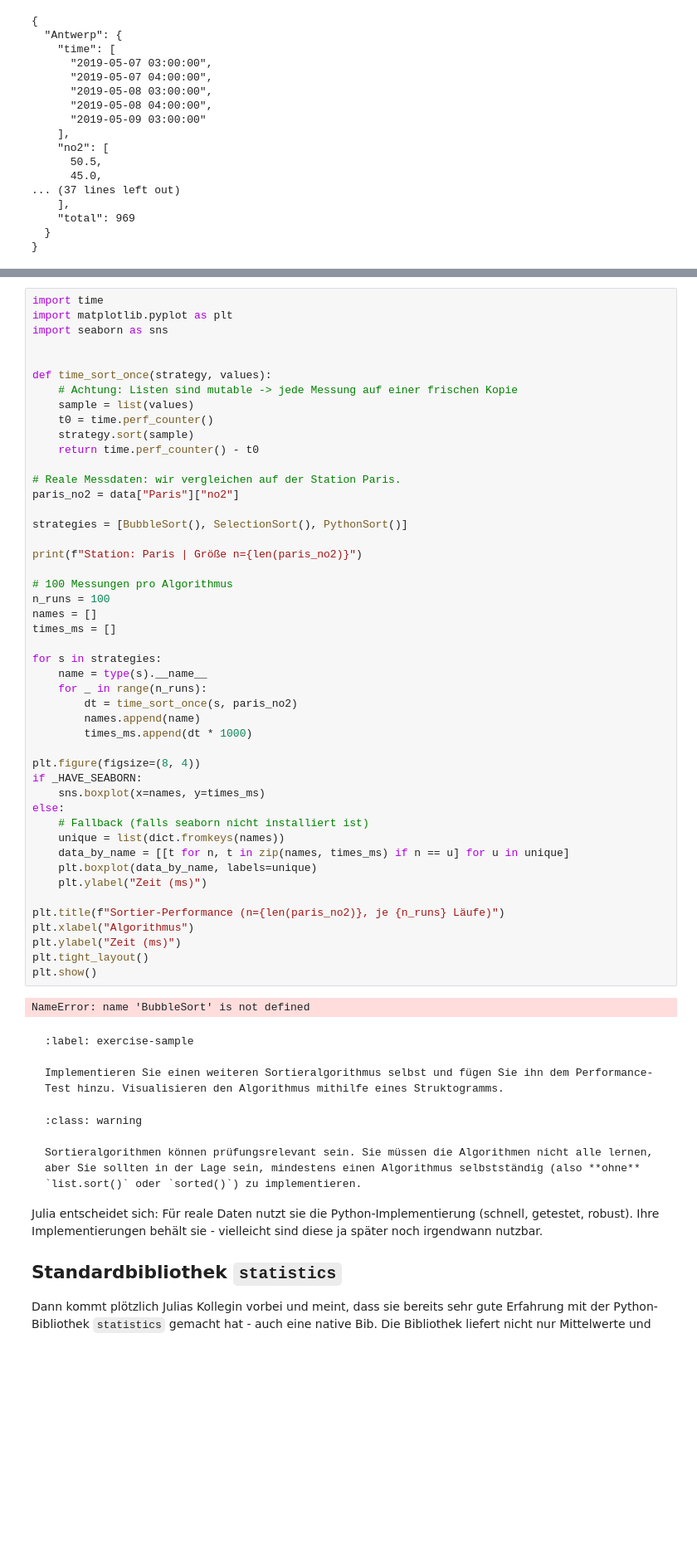
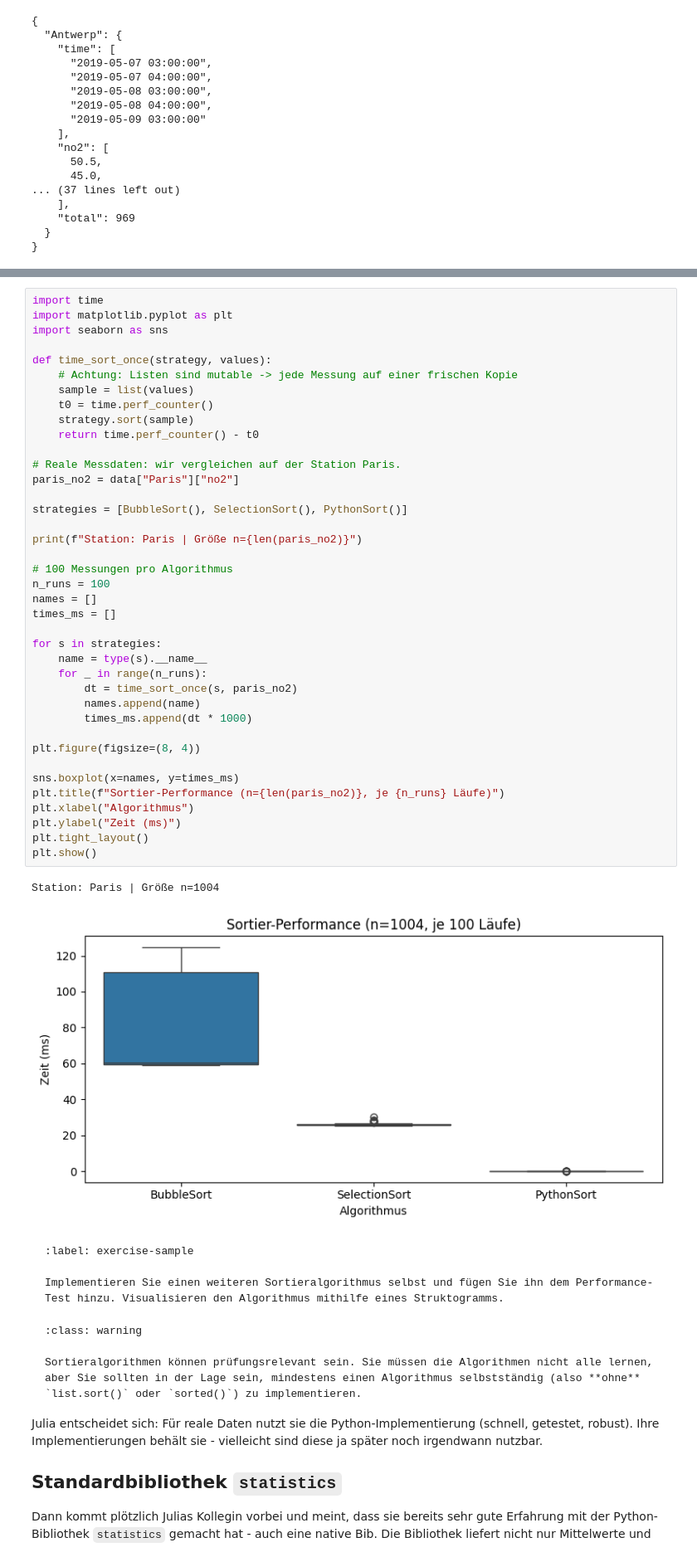
Before and after one commit to fk03ingenieursinformatik/ingenieurinformatik-buch-deploy, a Jupyter notebook: deployed_notebooks/13-fallbeispiel/35-statistics.ipynb, the cells around one changed output, grey strips where cells are left out. Shown at 83% size. Drawn from its saved outputs; the diff is of its cells as text; blank space fills up the shorter version.

````diff
--- a/deployed_notebooks/13-fallbeispiel/35-statistics.ipynb
+++ b/deployed_notebooks/13-fallbeispiel/35-statistics.ipynb
@@ -333,7 +328,6 @@ Für die Darstellung verwenden wir `seaborn`. Das ist eine externe Bibliothek. J
 import time
 import matplotlib.pyplot as plt
 import seaborn as sns
-
 
 def time_sort_once(strategy, values):
     # Achtung: Listen sind mutable -> jede Messung auf einer frischen Kopie
@@ -342,42 +336,36 @@ def time_sort_once(strategy, values):
     strategy.sort(sample)
     return time.perf_counter() - t0
 
 # Reale Messdaten: wir vergleichen auf der Station Paris.
 paris_no2 = data["Paris"]["no2"]
 
 strategies = [BubbleSort(), SelectionSort(), PythonSort()]
 
 print(f"Station: Paris | Größe n={len(paris_no2)}")
 
 # 100 Messungen pro Algorithmus
 n_runs = 100
 names = []
 times_ms = []
 
 for s in strategies:
     name = type(s).__name__
     for _ in range(n_runs):
         dt = time_sort_once(s, paris_no2)
         names.append(name)
         times_ms.append(dt * 1000)
 
 plt.figure(figsize=(8, 4))
-if _HAVE_SEABORN:
-    sns.boxplot(x=names, y=times_ms)
-else:
-    # Fallback (falls seaborn nicht installiert ist)
-    unique = list(dict.fromkeys(names))
-    data_by_name = [[t for n, t in zip(names, times_ms) if n == u] for u in unique]
-    plt.boxplot(data_by_name, labels=unique)
-    plt.ylabel("Zeit (ms)")
 
+sns.boxplot(x=names, y=times_ms)
 plt.title(f"Sortier-Performance (n={len(paris_no2)}, je {n_runs} Läufe)")
 plt.xlabel("Algorithmus")
 plt.ylabel("Zeit (ms)")
 plt.tight_layout()
 plt.show()
 # %% [output]
-NameError: name 'BubbleSort' is not defined
+Station: Paris | Größe n=1004
+[figure, added]
 # %% [markdown]
 ```{exercise} Aufgabe
 :label: exercise-sample
````
Also changed, not shown: parts of 5 cells of this notebook, 55 other files.
